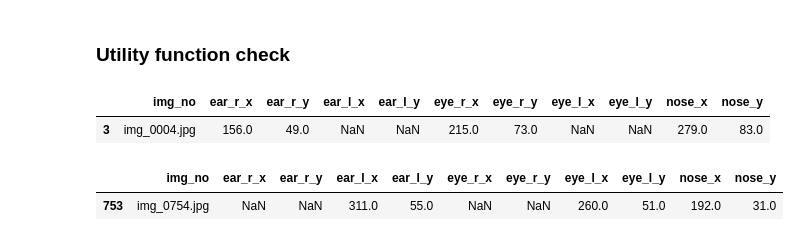
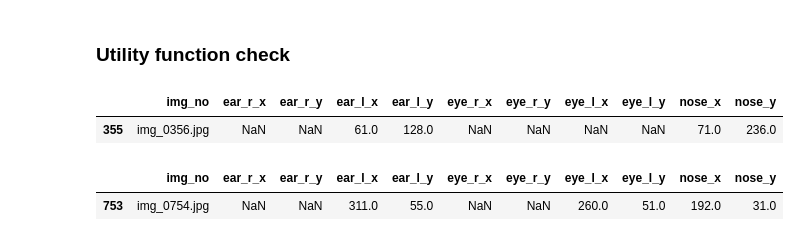
Before and after one commit to caocao0525/Mouse01, a Jupyter notebook: function_check_stage.ipynb, the cells around one changed output. Saved outputs shown, nothing was run; the diff lists cells and outputs as text; code cells hidden in the pictures.

```diff
--- a/function_check_stage.ipynb
+++ b/function_check_stage.ipynb
@@ -6,11 +6,11 @@ from functions import *
 #### how to treat the exceptions..
 ### take a look at each folder and modify the show class first
 # %%
-showData(4)
+showData(356)
 # this
 # %% [output]
 |  | img_no | ear_r_x | ear_r_y | ear_l_x | ear_l_y | eye_r_x | eye_r_y | eye_l_x | eye_l_y | nose_x | nose_y |
-| 3 | img_0004.jpg | 156.0 | 49.0 | NaN | NaN | 215.0 | 73.0 | NaN | NaN | 279.0 | 83.0 |
+| 355 | img_0356.jpg | NaN | NaN | 61.0 | 128.0 | NaN | NaN | NaN | NaN | 71.0 | 236.0 |
 # %%
 showData(754)
 # %% [output]
```
